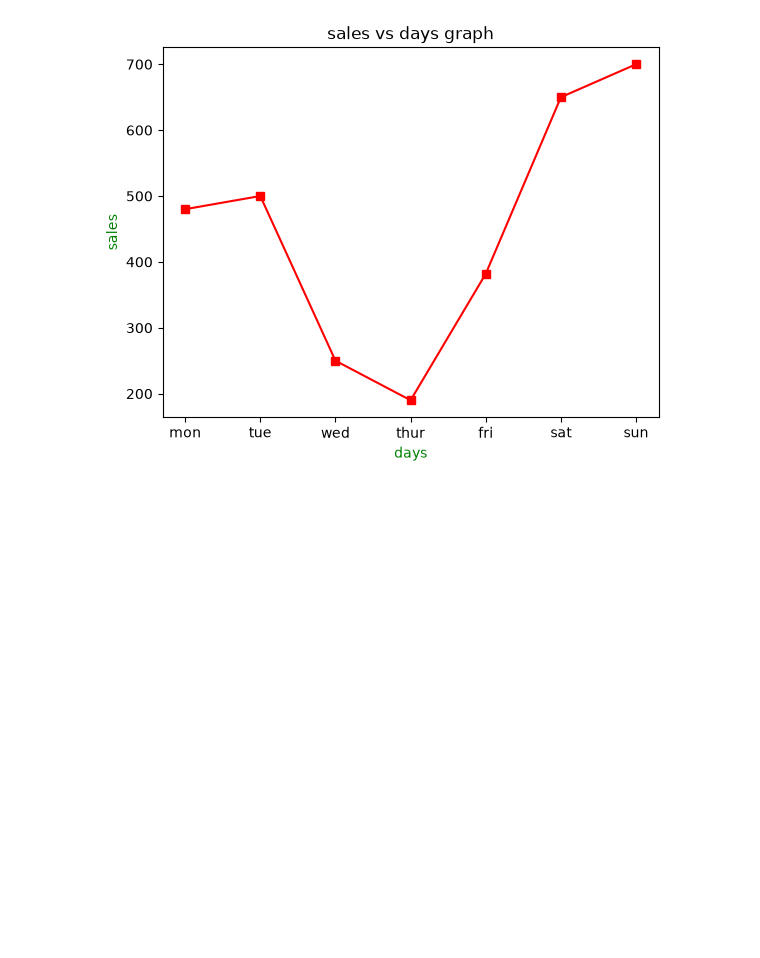
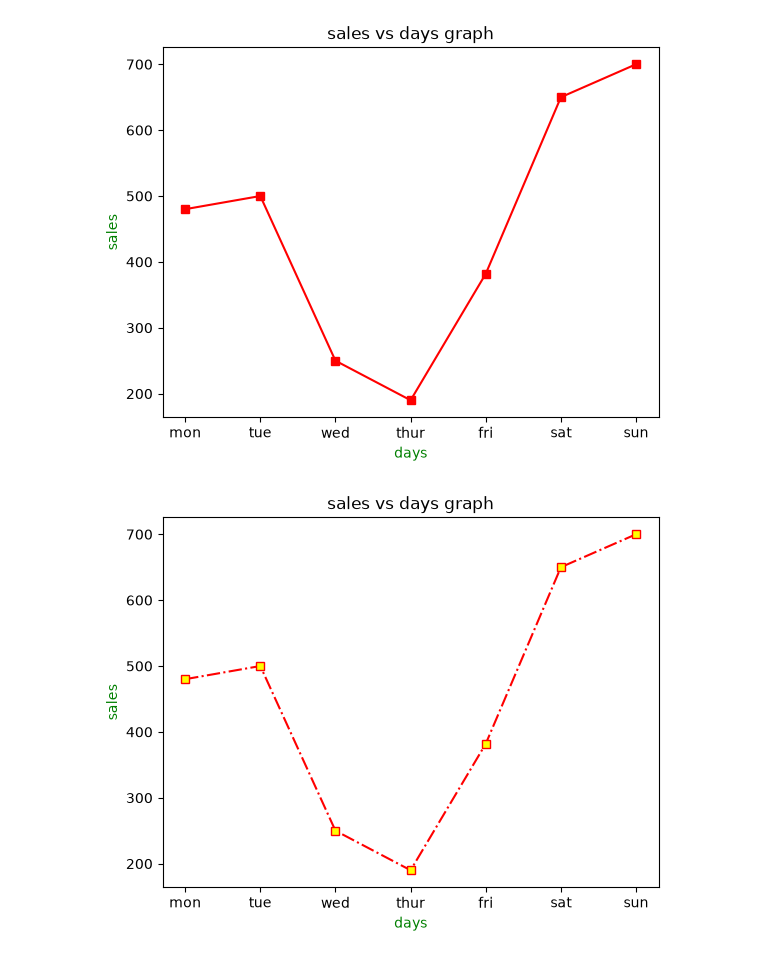
Before and after one commit to AmitKumarPrasad1846/Complete_AI_ML_challenge, a Jupyter notebook: 04_visualisation/visualisation_day_1.ipynb, the cells around one changed output. Drawn from its saved outputs; the diff is of its cells as text; code cells hidden in the pictures; blank space fills up the shorter version.

Commit message:
update 4 on visualisation_day_1

```diff
--- a/04_visualisation/visualisation_day_1.ipynb
+++ b/04_visualisation/visualisation_day_1.ipynb
@@ -78,3 +78,15 @@ plt.ylabel('sales', color='green')
 plt.show()
 # %% [output]
 [figure]
+# %%
+# added "markerfacecolor" and "linestyle" in plt.plot
+
+days = ['mon','tue','wed','thur','fri','sat','sun']
+sales = [480,500,250,190,382,650,700]
+plt.plot(days,sales, color='red', marker='s', markerfacecolor='yellow', linestyle='-.')
+plt.title("sales vs days graph")
+plt.xlabel('days', color='green')
+plt.ylabel('sales', color='green')
+plt.show()
+# %% [output]
+[figure, added]
```
Also changed, not shown: parts of 5 cells of this notebook.
